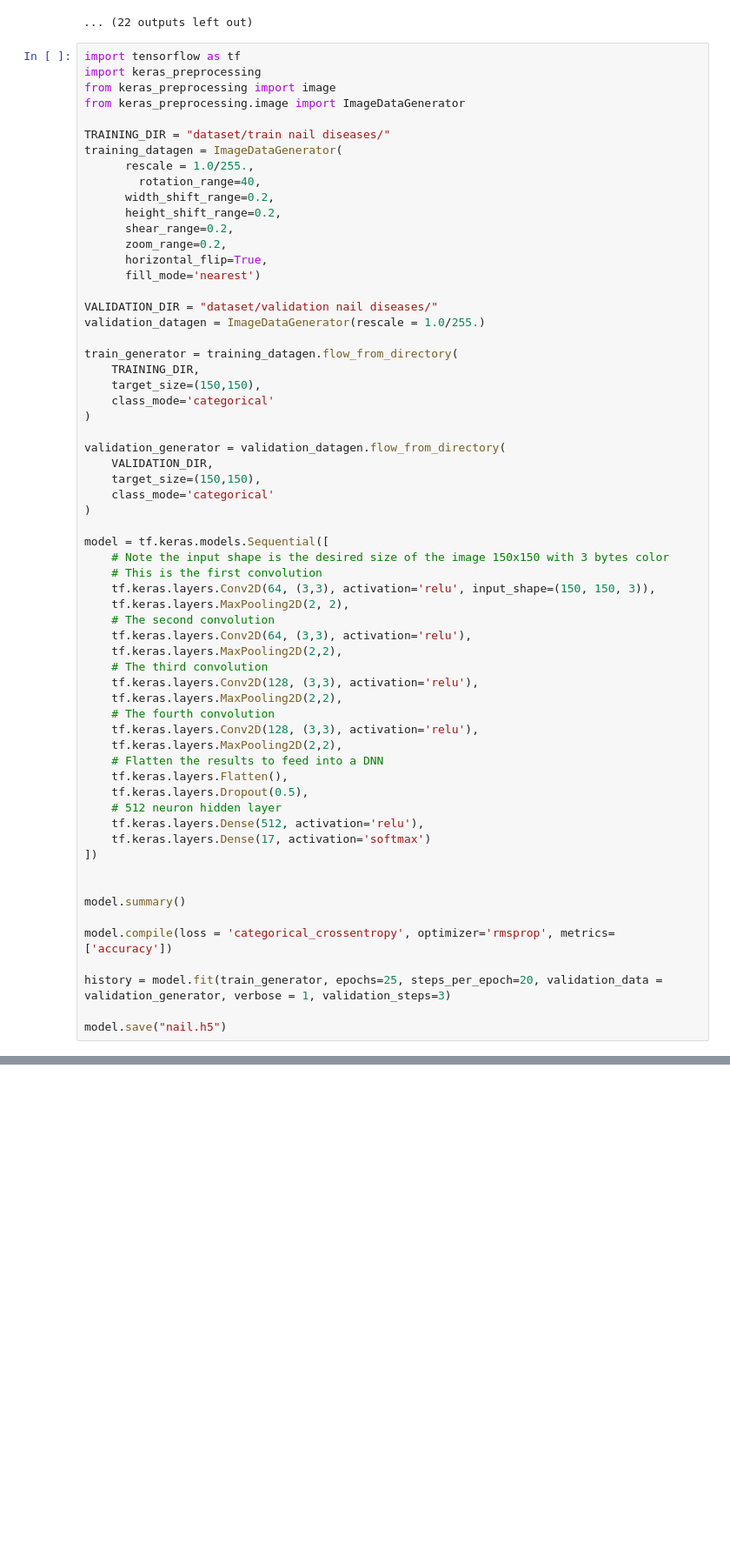
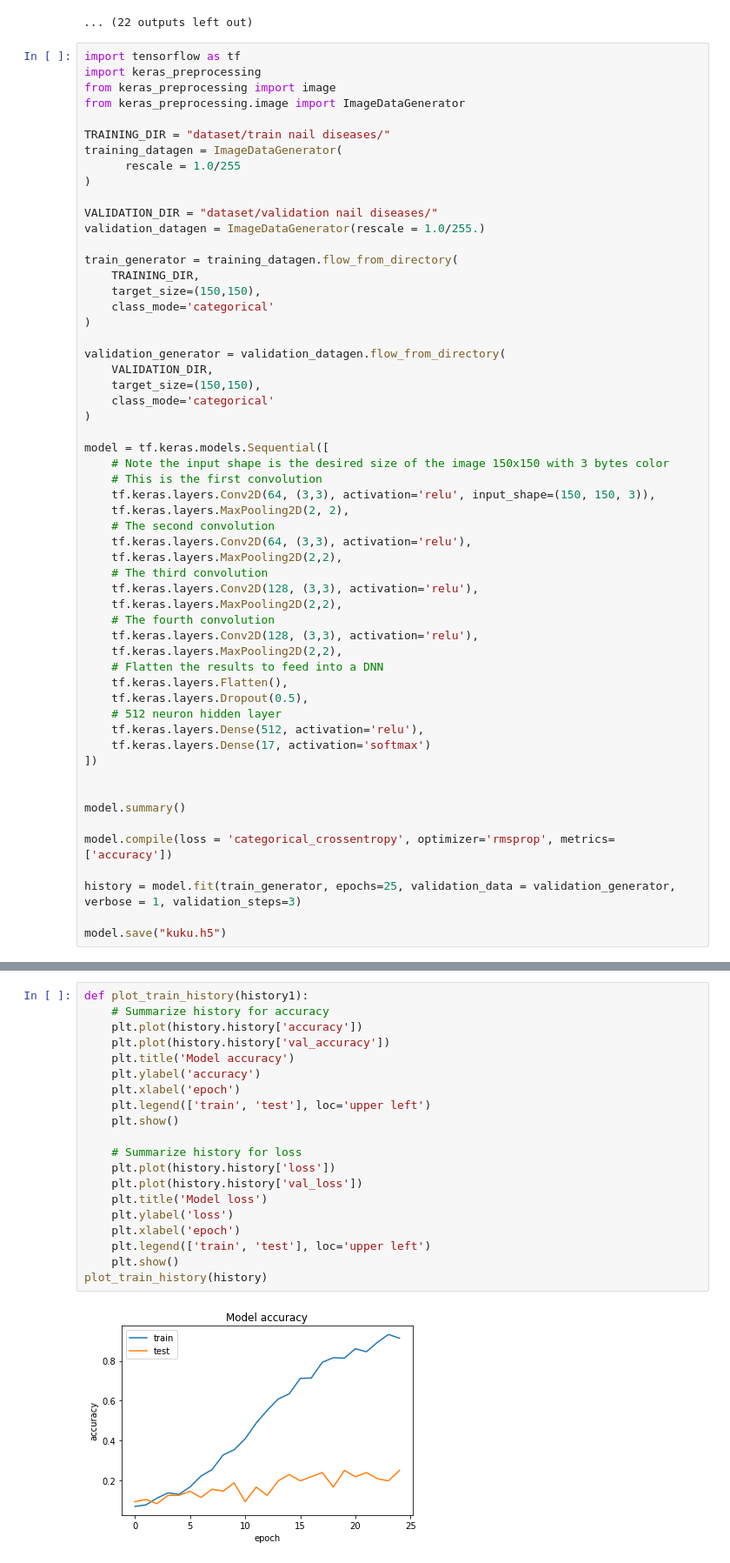
Before and after one commit to mj3smile/capstone_Xplisit, a Jupyter notebook: ML/main22.ipynb, the cells around one changed output, grey strips where cells are left out. Shown at 87% size. Cells and saved outputs as stored; diff of their text form; blank space fills up the shorter version.

```diff
--- a/ML/main22.ipynb
+++ b/ML/main22.ipynb
@@ -201,14 +201,8 @@ from keras_preprocessing.image import ImageDataGenerator
 
 TRAINING_DIR = "dataset/train nail diseases/"
 training_datagen = ImageDataGenerator(
-      rescale = 1.0/255.,
-	    rotation_range=40,
-      width_shift_range=0.2,
-      height_shift_range=0.2,
-      shear_range=0.2,
-      zoom_range=0.2,
-      horizontal_flip=True,
-      fill_mode='nearest')
+      rescale = 1.0/255
+)
 
 VALIDATION_DIR = "dataset/validation nail diseases/"
 validation_datagen = ImageDataGenerator(rescale = 1.0/255.)
@@ -252,9 +246,9 @@ model.summary()
 
 model.compile(loss = 'categorical_crossentropy', optimizer='rmsprop', metrics=['accuracy'])
 
-history = model.fit(train_generator, epochs=25, steps_per_epoch=20, validation_data = validation_generator, verbose = 1, validation_steps=3)
+history = model.fit(train_generator, epochs=25, validation_data = validation_generator, verbose = 1, validation_steps=3)
 
-model.save("nail.h5")
+model.save("kuku.h5")
 # %% [output]
 Found 531 images belonging to 17 classes.
 Found 132 images belonging to 17 classes.
@@ -278,0 +270,22 @@ KeyError: ignored
+# %%
+def plot_train_history(history1):
+    # Summarize history for accuracy
+    plt.plot(history.history['accuracy'])
+    plt.plot(history.history['val_accuracy'])
+    plt.title('Model accuracy')
+    plt.ylabel('accuracy')
+    plt.xlabel('epoch')
+    plt.legend(['train', 'test'], loc='upper left')
+    plt.show()
+
+    # Summarize history for loss
+    plt.plot(history.history['loss'])
+    plt.plot(history.history['val_loss'])
+    plt.title('Model loss')
+    plt.ylabel('loss')
+    plt.xlabel('epoch')
+    plt.legend(['train', 'test'], loc='upper left')
+    plt.show()
+plot_train_history(history)
+# %% [output]
+[figure, added]
```
Also changed, not shown: parts of 4 cells of this notebook.
